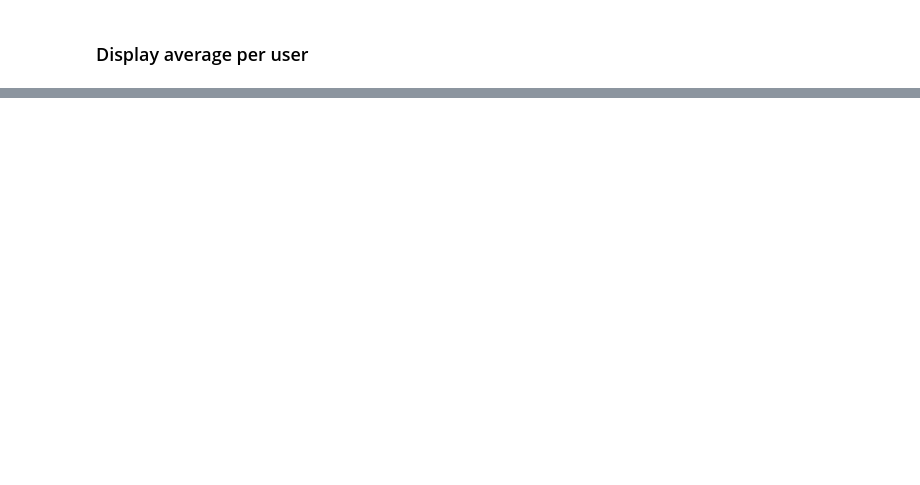
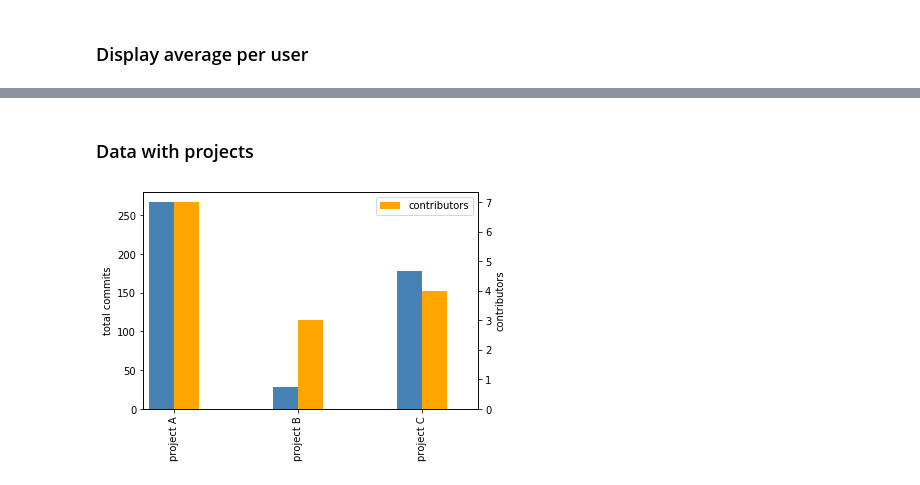
Before and after one commit to sylhare/git-processor, a Jupyter notebook: jupyter/Git Processor Demo.ipynb, the cells around one changed output, grey strips where cells are left out. Drawn from its saved outputs; the diff is of its cells as text; code cells hidden in the pictures; blank space fills up the shorter version.

```diff
--- a/jupyter/Git Processor Demo.ipynb
+++ b/jupyter/Git Processor Demo.ipynb
@@ -70,0 +83,23 @@ plot = p.average().plot(kind='bar', x='name', y='average')
+# %% [markdown]
+### Data with projects
+# %%
+import matplotlib.pyplot as plt
+
+df = p.projects_total().drop(['total'], axis=0).reset_index()
+
+fig = plt.figure()
+
+ax = fig.add_subplot(111)
+ax2 = ax.twinx()
+
+width = 0.2
+
+df.total.plot(kind='bar', color='steelblue', ax=ax, width=width, position=1)
+p.contributor_per_project().plot(kind='bar', color='orange', ax=ax2, width=width, position=0)
+
+ax.set_ylabel('total commits')
+ax2.set_ylabel('contributors')
+
+plt.show()
+# %% [output]
+[figure, added]
```
Also changed, not shown: parts of 11 cells of this notebook, 1 other file.
